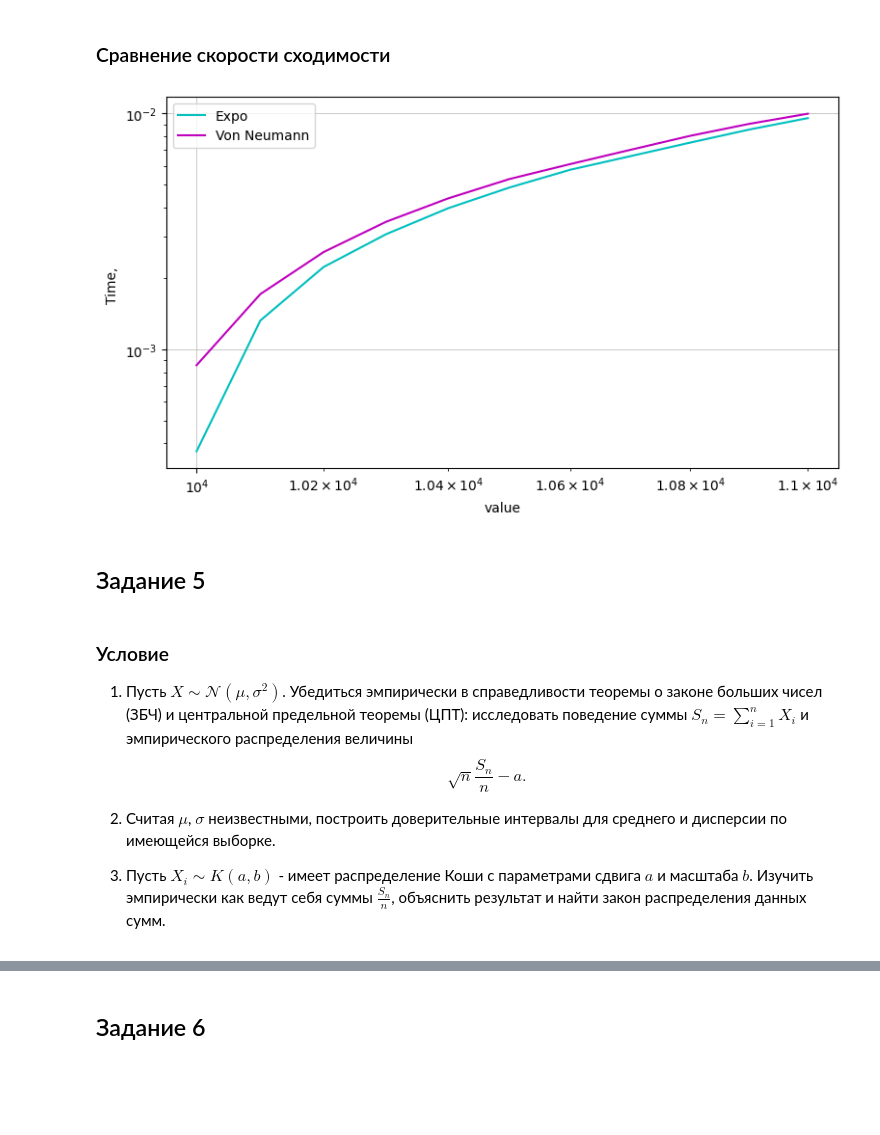
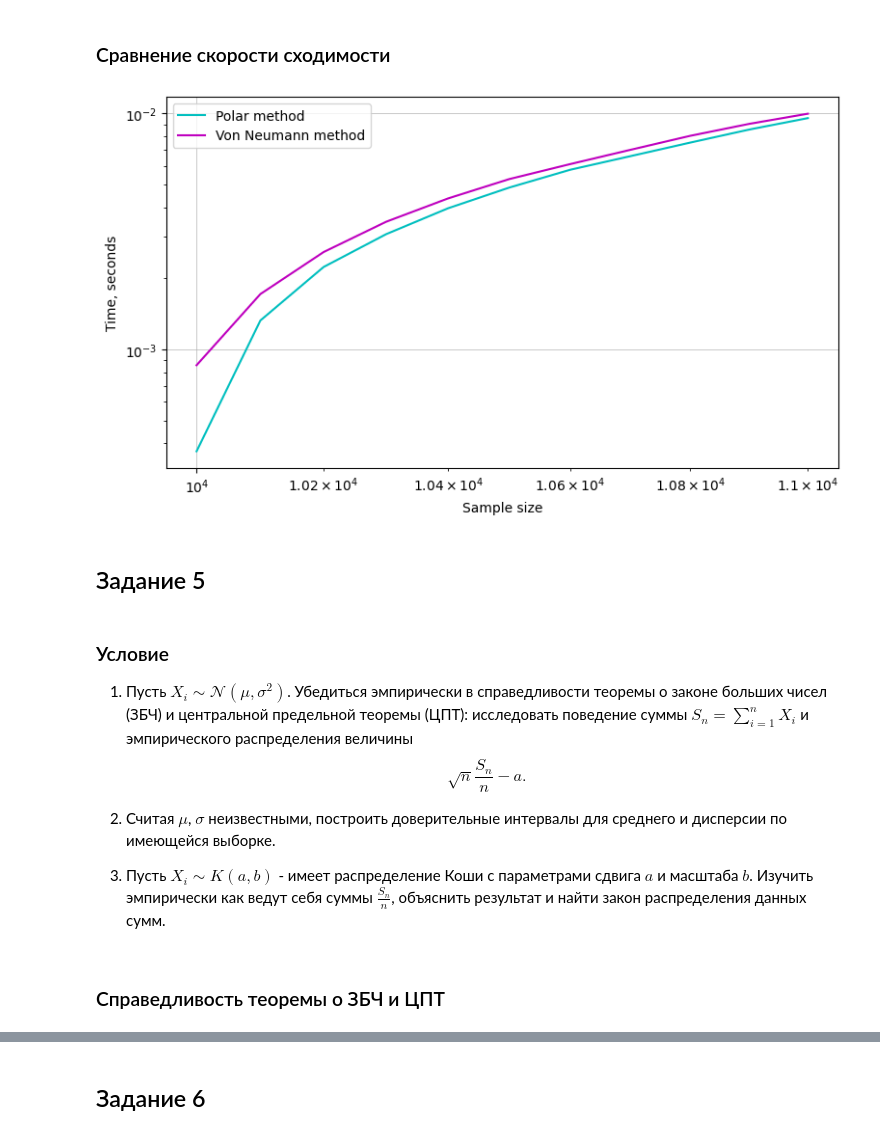
Before and after one commit to arinenn/stochastic_practicum, a Jupyter notebook: stochastic_practicum_first.ipynb, the cells around one changed output, grey strips where cells are left out. Cells and saved outputs as stored; diff of their text form; code cells hidden in the pictures; blank space fills up the shorter version.

```diff
--- a/stochastic_practicum_first.ipynb
+++ b/stochastic_practicum_first.ipynb
@@ -1503,28 +1503,28 @@ for i in range(iter_count):
 # %%
 n_bins = 50
 grid = np.arange(n_start, n_end + 1, step)
 
 fig = plt.figure(figsize=(9,5))
 ax = plt.axes()
 ax.grid('minor', linewidth=0.5)
 ax.set_xscale('log')
 ax.set_yscale('log')
 
-ax.plot(grid, time_expo, color='c', label='Expo')
-ax.plot(grid, time_Cauchy, color='m', label='Von Neumann')
+ax.plot(grid, time_expo, color='c', label='Polar method')
+ax.plot(grid, time_Cauchy, color='m', label='Von Neumann method')
 
-plt.ylabel('Time, ')
-plt.xlabel('value')
+plt.ylabel('Time, seconds')
+plt.xlabel('Sample size')
 plt.legend()
 plt.show()
 # %% [output]
-[figure, old version]
+[figure, new version]
 # %% [markdown]
 ## Задание 5
 # %% [markdown]
 ### Условие
 
-1. Пусть $X\sim \mathcal{N}(\mu,\sigma^2)$. Убедиться эмпирически в справедливости теоремы о законе больших чисел (ЗБЧ) и центральной предельной теоремы (ЦПТ): исследовать поведение суммы $S_n = \sum\limits_{i=1}^n X_i$ и эмпирического распределения величины
+1. Пусть $X_i\sim \mathcal{N}(\mu,\sigma^2)$. Убедиться эмпирически в справедливости теоремы о законе больших чисел (ЗБЧ) и центральной предельной теоремы (ЦПТ): исследовать поведение суммы $S_n = \sum\limits_{i=1}^n X_i$ и эмпирического распределения величины
 $$
 \sqrt{n}\dfrac{S_n}{n} - a.
 $$
@@ -1532,3 +1532,5 @@ $$
 2. Считая $\mu$, $\sigma$ неизвестными, построить доверительные интервалы для среднего и дисперсии по имеющейся выборке.
 
 3. Пусть $X_i \sim K(a,b)$ - имеет распределение Коши с параметрами сдвига $a$ и масштаба $b$. Изучить эмпирически как ведут себя суммы $\frac{S_n}{n}$, объяснить результат и найти закон распределения данных сумм.
+# %% [markdown]
+### Справедливость теоремы о ЗБЧ и ЦПТ
```
Also changed, not shown: parts of 12 cells of this notebook.
